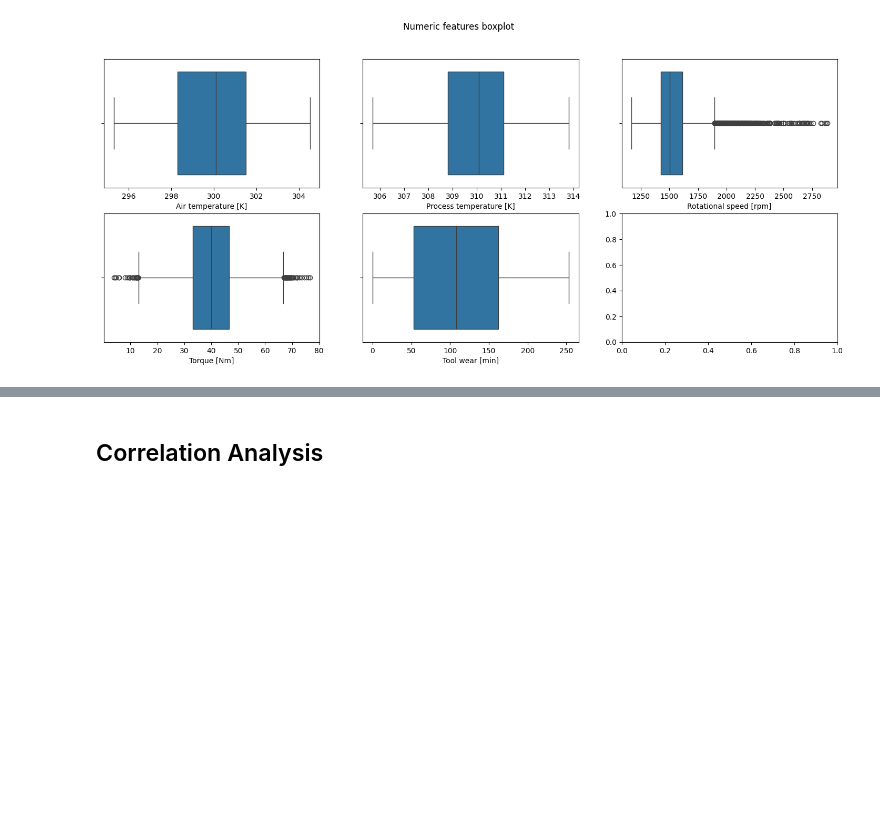
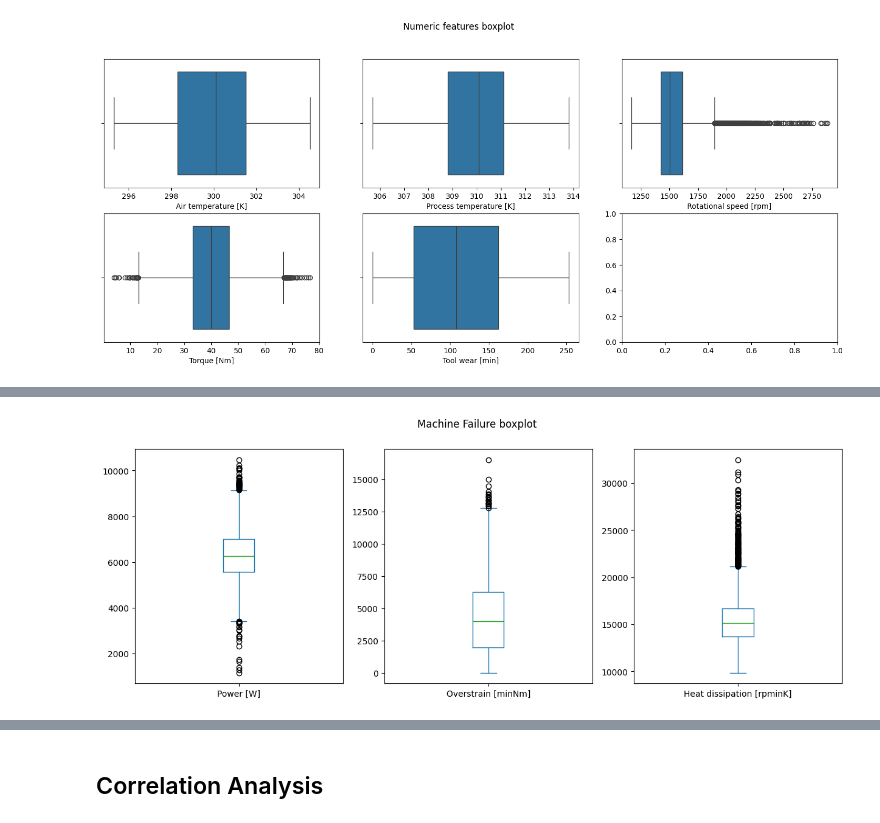
Before and after one commit to waldmjn/Predictive-Maintenance, a Jupyter notebook: DataAnalysis.ipynb, the cells around one changed output, grey strips where cells are left out. Cells and saved outputs as stored; diff of their text form; code cells hidden in the pictures; blank space fills up the shorter version.

```diff
--- a/DataAnalysis.ipynb
+++ b/DataAnalysis.ipynb
@@ -225,0 +258,7 @@ The boxplots highlight possible outliers in the features mentioned above. Howeve
+# %%
+df[['Power [W]', 'Overstrain [minNm]', 'Heat dissipation [rpminK]']].plot.box(subplots=True,
+                                                                                      figsize=(15,5))
+plt.suptitle('Machine Failure boxplot')
+plt.show()
+# %% [output]
+[figure, added]
```
Also changed, not shown: parts of 12 cells of this notebook.
